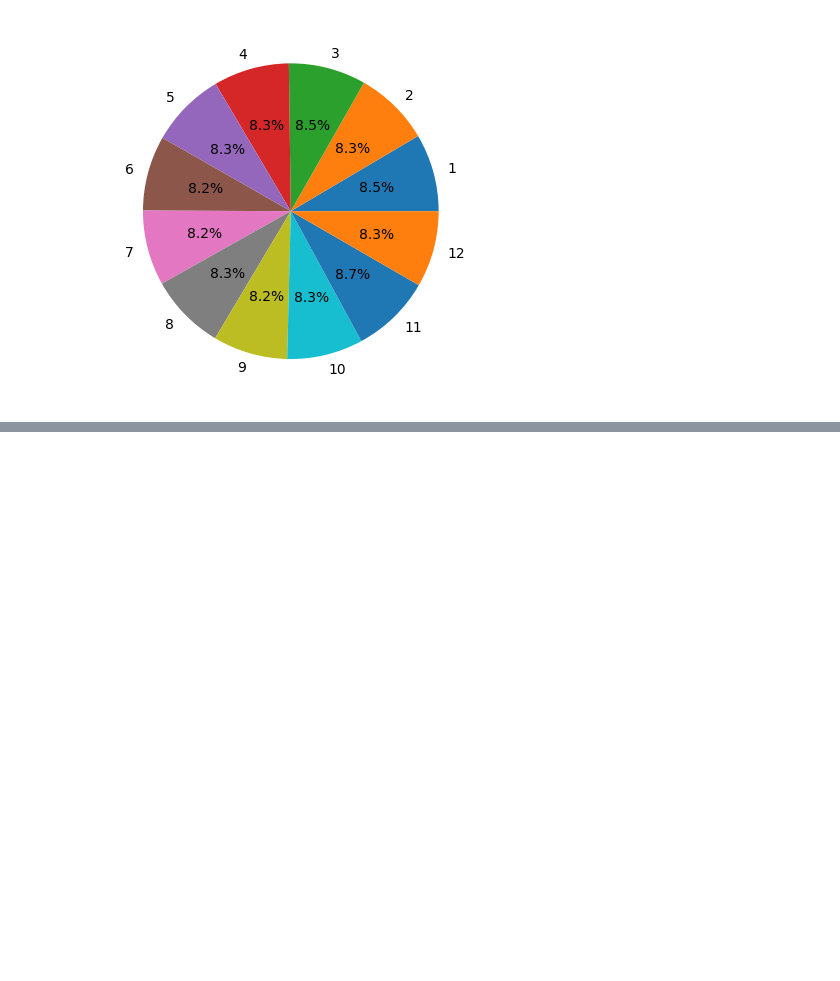
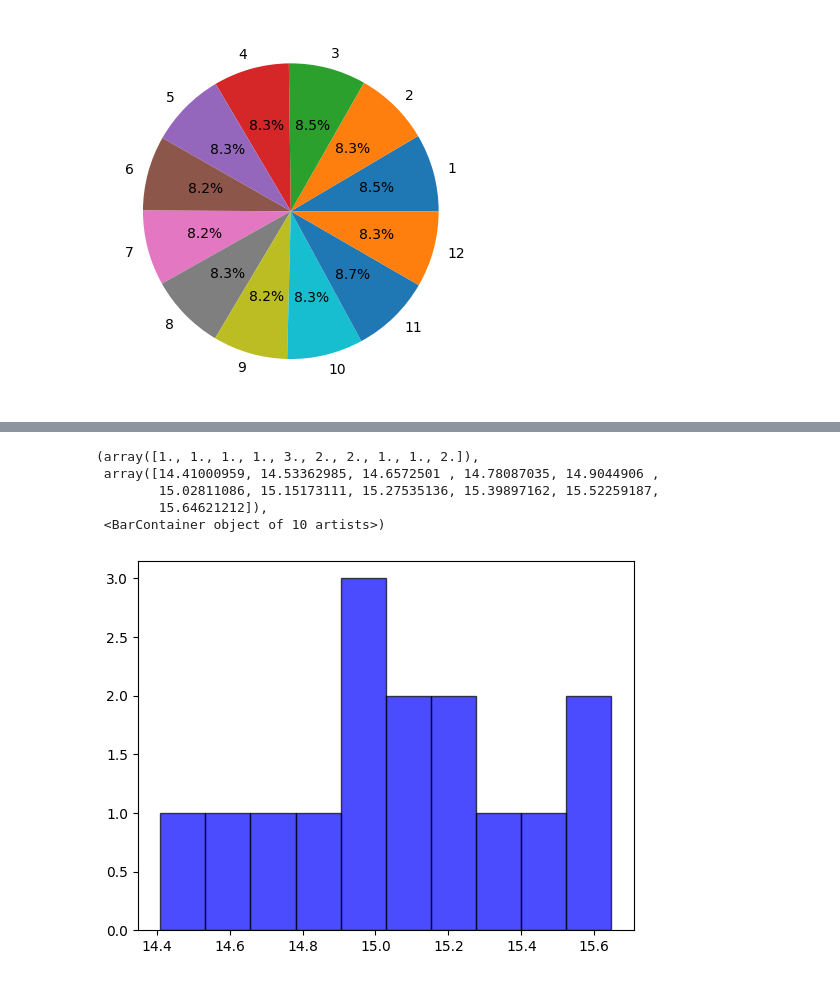
Before and after one commit to aminrahkan/ML-Weather-Analysis, a Jupyter notebook: weatherData.ipynb, the cells around one changed output, grey strips where cells are left out. Saved outputs shown, nothing was run; the diff lists cells and outputs as text; code cells hidden in the pictures; blank space fills up the shorter version.

```diff
--- a/weatherData.ipynb
+++ b/weatherData.ipynb
@@ -436,0 +442,3 @@ plt.pie(month_rainfall.values,labels=month_rainfall.index,autopct='%1.1f%%')
+# %%
+result =weather_data_clean.groupby(['Year','City'])['Temperature'].mean()
+result.loc[2022]
@@ -436,0 +463,9 @@ plt.pie(month_rainfall.values,labels=month_rainfall.index,autopct='%1.1f%%')
+# %%
+plt.hist(result.loc[2022],bins=10,color='blue', alpha=0.7, edgecolor='black')
+# %% [output]
+(array([1., 1., 1., 1., 3., 2., 2., 1., 1., 2.]),
+ array([14.41000959, 14.53362985, 14.6572501 , 14.78087035, 14.9044906 ,
+        15.02811086, 15.15173111, 15.27535136, 15.39897162, 15.52259187,
+        15.64621212]),
+ <BarContainer object of 10 artists>)
+[figure, added]
```
Also changed, not shown: parts of 2 cells of this notebook.
